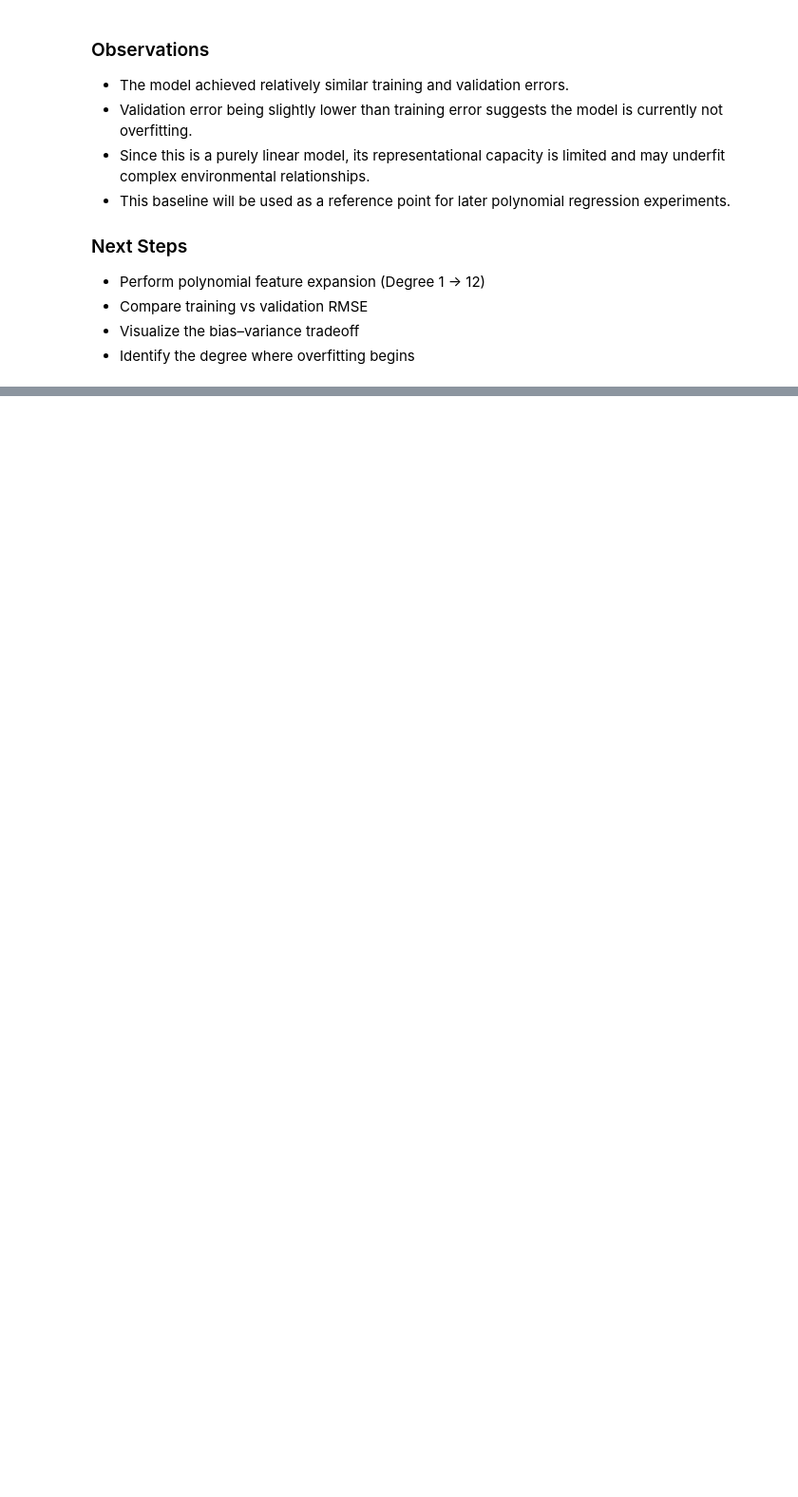
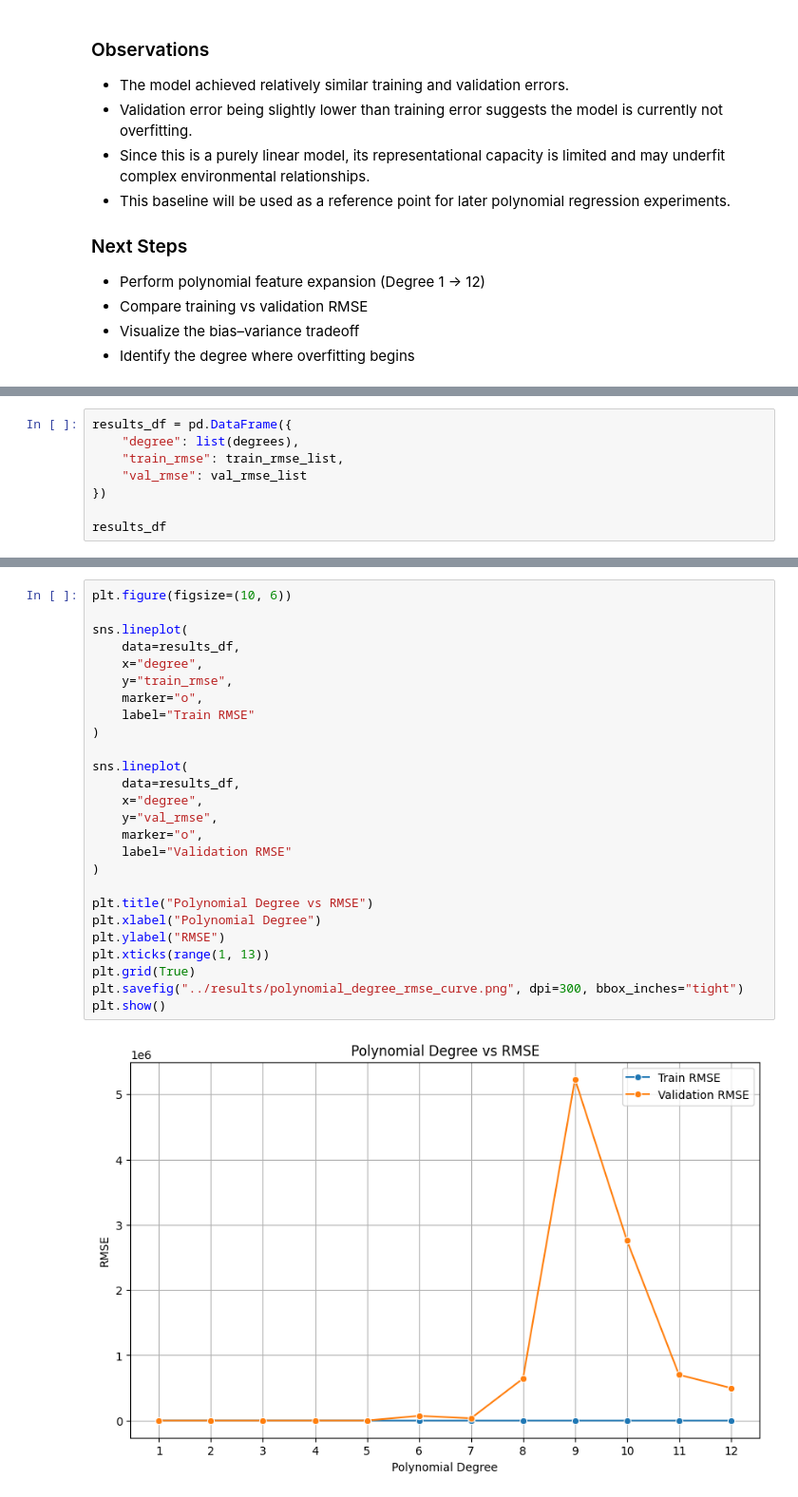
Before and after one commit to IrfanKpm/pm25-regression-study, a Jupyter notebook: notebooks/02_polynomial_regression.ipynb, the cells around one changed output, grey strips where cells are left out. Shown at 95% size. Cells and saved outputs as stored; diff of their text form; blank space fills up the shorter version.

Commit message:
add polynomial regression experiments with degree-wise RMSE analysis

```diff
--- a/notebooks/02_polynomial_regression.ipynb
+++ b/notebooks/02_polynomial_regression.ipynb
@@ -118,0 +182,8 @@ The purpose of this experiment is to establish a baseline performance before int
+# %%
+results_df = pd.DataFrame({
+    "degree": list(degrees),
+    "train_rmse": train_rmse_list,
+    "val_rmse": val_rmse_list
+})
+
+results_df
@@ -118,0 +204,28 @@ The purpose of this experiment is to establish a baseline performance before int
+# %%
+plt.figure(figsize=(10, 6))
+
+sns.lineplot(
+    data=results_df,
+    x="degree",
+    y="train_rmse",
+    marker="o",
+    label="Train RMSE"
+)
+
+sns.lineplot(
+    data=results_df,
+    x="degree",
+    y="val_rmse",
+    marker="o",
+    label="Validation RMSE"
+)
+
+plt.title("Polynomial Degree vs RMSE")
+plt.xlabel("Polynomial Degree")
+plt.ylabel("RMSE")
+plt.xticks(range(1, 13))
+plt.grid(True)
+plt.savefig("../results/polynomial_degree_rmse_curve.png", dpi=300, bbox_inches="tight")
+plt.show()
+# %% [output]
+[figure, added]
```
Also changed, not shown: parts of 5 cells of this notebook.
